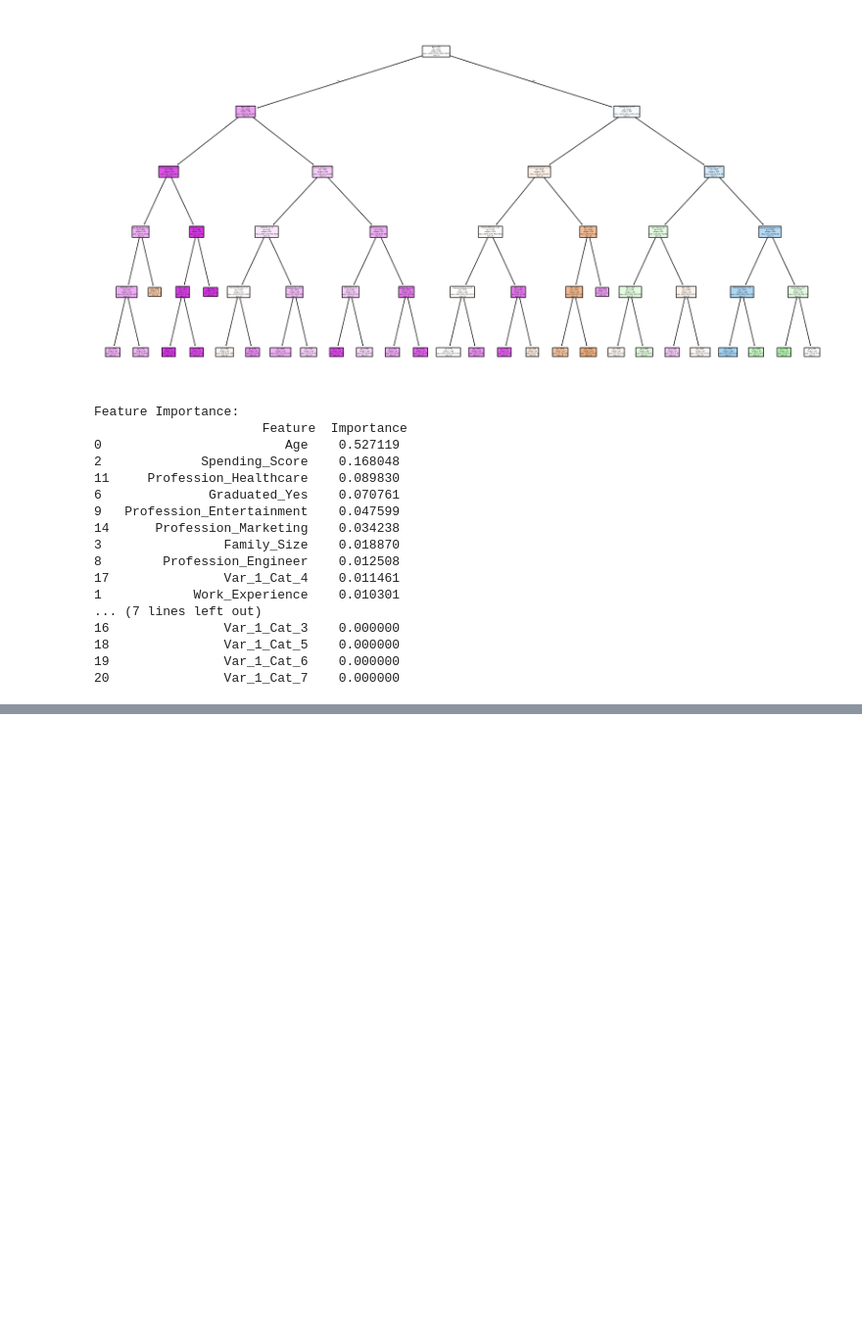
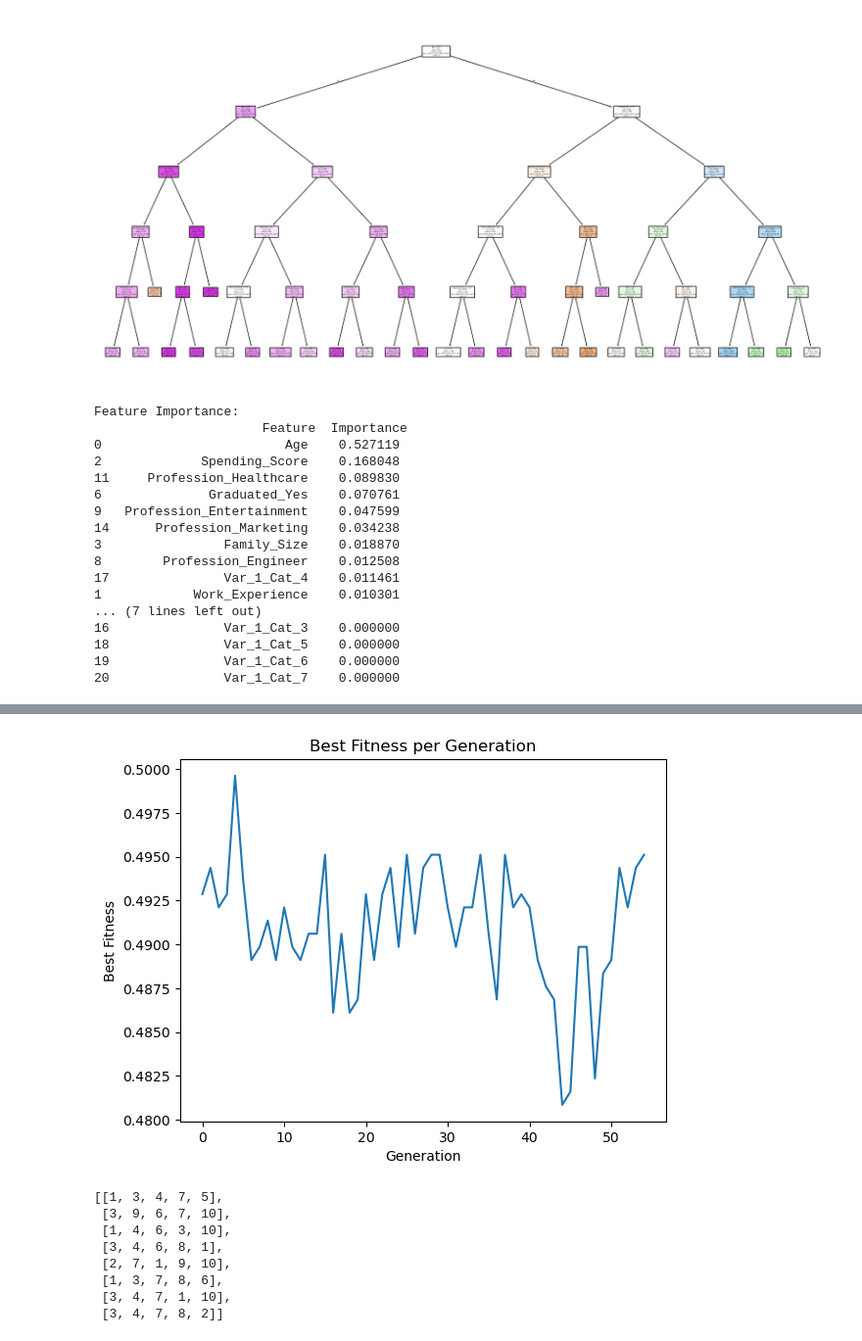
Before and after one commit to mahdimahdieh/computational-intelligence, a Jupyter notebook: Phase 1 Genetic Algorithms/code/project.ipynb, the cells around one changed output, grey strips where cells are left out. Shown: that part at 98% size. Saved outputs shown, nothing was run; the diff lists cells and outputs as text; code cells hidden in the pictures; blank space fills up the shorter version.

```diff
--- a/Phase 1 Genetic Algorithms/code/project.ipynb
+++ b/Phase 1 Genetic Algorithms/code/project.ipynb
@@ -304,15 +304,27 @@ def tournament_selection(initial_gen, gen_fitnesss, replacement, count, sample=2
 
     return selected_population
 
-
 def single_point_crossover(parents):
     offspring = []
     for i in range(0, len(parents), 2):
         if i + 1 < len(parents):
+            set1 = set()
+            set2 = set()
             p1, p2 = parents[i], parents[i + 1]
+            child_size = len(p1)
             cross_point = random.randint(1, len(p1) - 1)
-            child1 = p1[:cross_point] + p2[cross_point:]
-            child2 = p2[:cross_point] + p1[cross_point:]
+            make1 = p1[:cross_point] + p2[cross_point:] + p1[cross_point:] + p2[:cross_point]
+            make2 = p2[:cross_point] + p1[cross_point:] + p2[cross_point:] + p1[:cross_point]
+            for j in make1:
+                if len(set1) == child_size:
+                    break
+                set1.add(j)
+            for j in make2:
+                if len(set2) == child_size:
+                    break
+                set2.add(j)
+            child1 = list(set1)
+            child2 = list(set2)
             offspring.extend([child1, child2])
     return offspring
 
@@ -320,11 +332,24 @@ def two_point_crossover(parents):
     offspring = []
     for i in range(0, len(parents), 2):
         if i + 1 < len(parents):
+            set1 = set()
+            set2 = set()
             p1, p2 = parents[i], parents[i + 1]
+            child_size = len(p1)
             point1 = random.randint(1, len(p1) - 2)
             point2 = random.randint(point1 + 1, len(p1) - 1)
-            child1 = p1[:point1] + p2[point1:point2] + p1[point2:]
-            child2 = p2[:point1] + p1[point1:point2] + p2[point2:]
+            make1 = p1[:point1] + p2[point1:point2] + p1[point2:] + p2[:point1] + p1[point1:point2] + p2[point2:]
+            make2 = p2[:point1] + p1[point1:point2] + p2[point2:] + p1[:point1] + p2[point1:point2] + p1[point2:]
+            for j in make1:
+                if len(set1) == child_size:
+                    break
+                set1.add(j)
+            for j in make2:
+                if len(set2) == child_size:
+                    break
+                set2.add(j)
+            child1 = list(set1)
+            child2 = list(set2)
             offspring.extend([child1, child2])
     return offspring
 
@@ -424,0 +447,12 @@ why?
+# %%
+GA(features, target, 8, 5, False, 8, 'rank_based_selection')
+# %% [output]
+[figure, added]
+[[1, 3, 4, 7, 5],
+ [3, 9, 6, 7, 10],
+ [1, 4, 6, 3, 10],
+ [3, 4, 6, 8, 1],
+ [2, 7, 1, 9, 10],
+ [1, 3, 7, 8, 6],
+ [3, 4, 7, 1, 10],
+ [3, 4, 7, 8, 2]]
```
Also changed, not shown: parts of 4 cells of this notebook.
